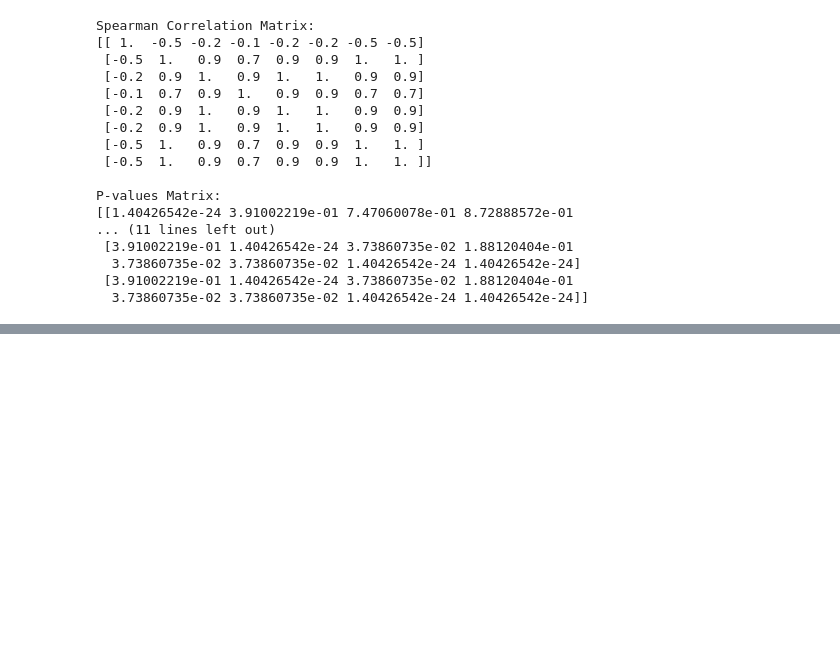
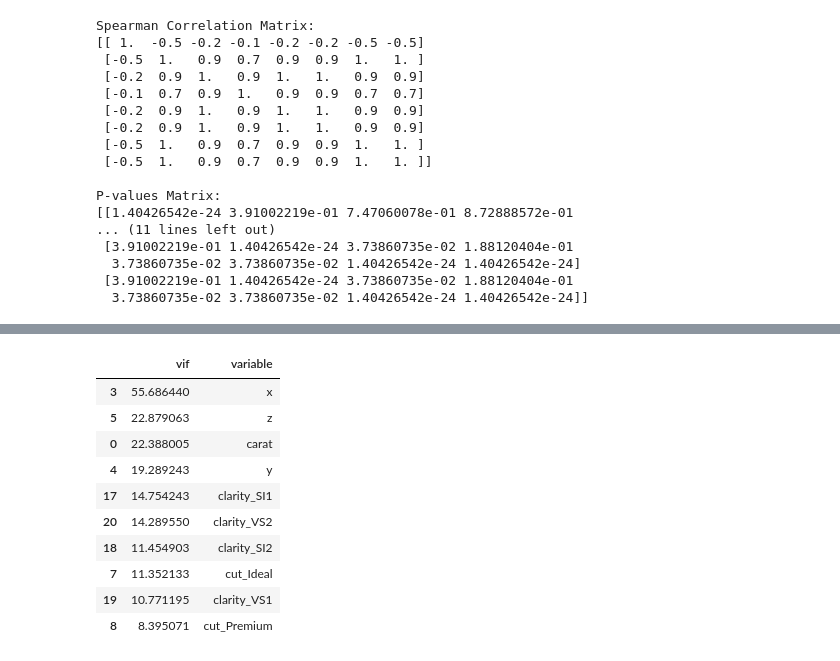
Before and after one commit to Park-Young-Bin/ADP_code, a Jupyter notebook: Kaggle_Diamonds Price Dataset.ipynb, the cells around one changed output, grey strips where cells are left out. Cells and saved outputs as stored; diff of their text form; code cells hidden in the pictures; blank space fills up the shorter version.

```diff
--- a/Kaggle_Diamonds Price Dataset.ipynb
+++ b/Kaggle_Diamonds Price Dataset.ipynb
@@ -229,0 +245,20 @@ P-values Matrix:
+# %%
+# 회귀분석을 위한 변수명 변경 formula 생성
+reg_col = []
+for col in reg_df.columns:
+    if ' ' in col:
+        reg_col.append(col.replace(' ', '_'))
+    else:
+        reg_col.append(col)
+
+reg_df.columns = reg_col
+
+# 회귀분석을 위한 formula 생성
+y_X = 'price ~ ' + ' + '.join(reg_col).replace('+ price ', '')
+print(y_X)
+
+# 회귀분석
+model = smf.ols(formula=y_X, data=reg_df)
+result = model.fit()
+print()
+print(result.summary())
@@ -229,0 +283,24 @@ P-values Matrix:
+# %%
+# 다중공선성 확인
+from patsy import dmatrices
+from statsmodels.stats.outliers_influence import variance_inflation_factor
+
+y, X = dmatrices(y_X, data=reg_df, return_type='dataframe')
+
+# 독립변수끼리의 VIF 값을 계산하여 데이터프레임으로 만듦
+vif_lst = []
+for i in range(1, len(X.columns)):
+    vif_lst.append([variance_inflation_factor(X.values, i), X.columns[i]])
+pd.DataFrame(vif_lst, columns=['vif', 'variable']).sort_values('vif', ascending=False).head(10)
+# %% [output]
+|  | vif | variable |
+| 3 | 55.686440 | x |
+| 5 | 22.879063 | z |
+| 0 | 22.388005 | carat |
+| 4 | 19.289243 | y |
+| 17 | 14.754243 | clarity_SI1 |
+| 20 | 14.289550 | clarity_VS2 |
+| 18 | 11.454903 | clarity_SI2 |
+| 7 | 11.352133 | cut_Ideal |
+| 19 | 10.771195 | clarity_VS1 |
+| 8 | 8.395071 | cut_Premium |
```
Also changed, not shown: parts of 12 cells of this notebook.
